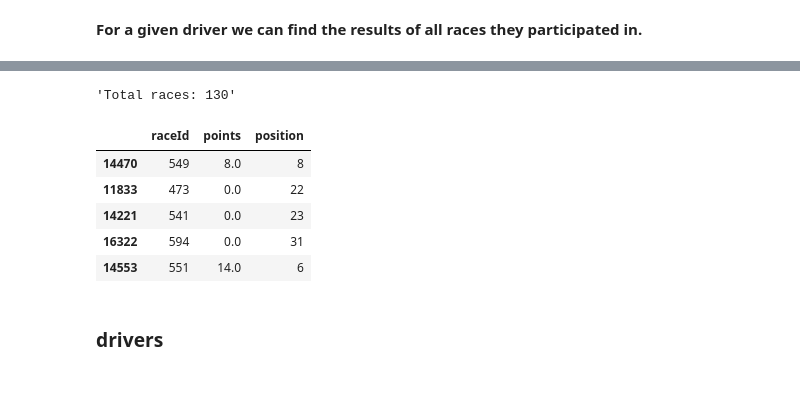
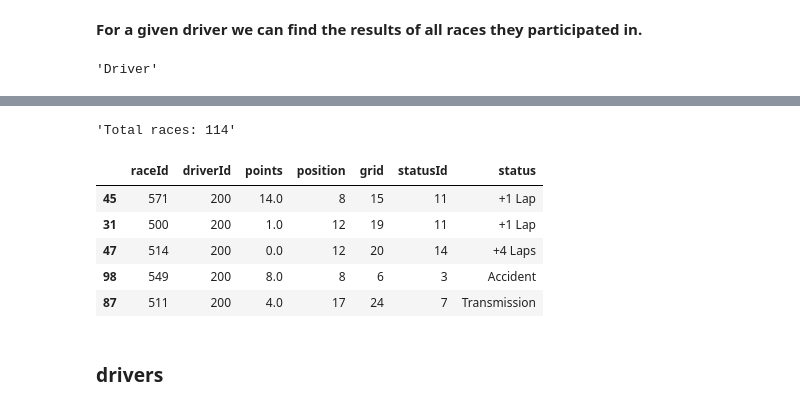
Before and after one commit to com-480-data-visualization/project-2023-data-rizzards, a Jupyter notebook: data_analysis.ipynb, the cells around one changed output, grey strips where cells are left out. Drawn from its saved outputs; the diff is of its cells as text; code cells hidden in the pictures.

```diff
--- a/data_analysis.ipynb
+++ b/data_analysis.ipynb
@@ -312,29 +312,34 @@ Positions range between  1  and  108
 # %%
 # select raceId, points, and position for a particular driver from driver_standings
 driverId = 200
 
 df = driver_standings[driver_standings["driverId"] == driverId][
-    ["raceId", "points", "position"]
+    ["raceId", "driverId", "points", "position"]
 ]
 
-# show data for driver from drivers
+# merge with results on raceId and driverId
+df = pd.merge(df, results[["raceId", "driverId", "grid", "statusId"]], on=["raceId", "driverId"])
 
+# merge with status on statusId
+df = pd.merge(df, status[["statusId", "status"]], on="statusId")
 
 display(
+    "Driver",
     drivers[drivers["driverId"] == driverId],
     f"Total races: {df.count()[0]}",
     df.sample(5),
 )
 # %% [output]
+'Driver'
 |  | driverId | driverRef | number | code | forename | surname | dob | nationality | url |
 | 199 | 200 | mass | \N | \N | Jochen | Mass | 1946-09-30 | German | http://en.wikipedia.org/wiki/Joch... |
-'Total races: 130'
+'Total races: 114'
-|  | raceId | points | position |
-| 14470 | 549 | 8.0 | 8 |
-| 11833 | 473 | 0.0 | 22 |
-| 14221 | 541 | 0.0 | 23 |
-| 16322 | 594 | 0.0 | 31 |
-| 14553 | 551 | 14.0 | 6 |
+|  | raceId | driverId | points | position | grid | statusId | status |
+| 45 | 571 | 200 | 14.0 | 8 | 15 | 11 | +1 Lap |
+| 31 | 500 | 200 | 1.0 | 12 | 19 | 11 | +1 Lap |
+| 47 | 514 | 200 | 0.0 | 12 | 20 | 14 | +4 Laps |
+| 98 | 549 | 200 | 8.0 | 8 | 6 | 3 | Accident |
+| 87 | 511 | 200 | 4.0 | 17 | 24 | 7 | Transmission |
 # %% [markdown]
 ### drivers
 # %%
```
Also changed, not shown: parts of 3 cells of this notebook.
